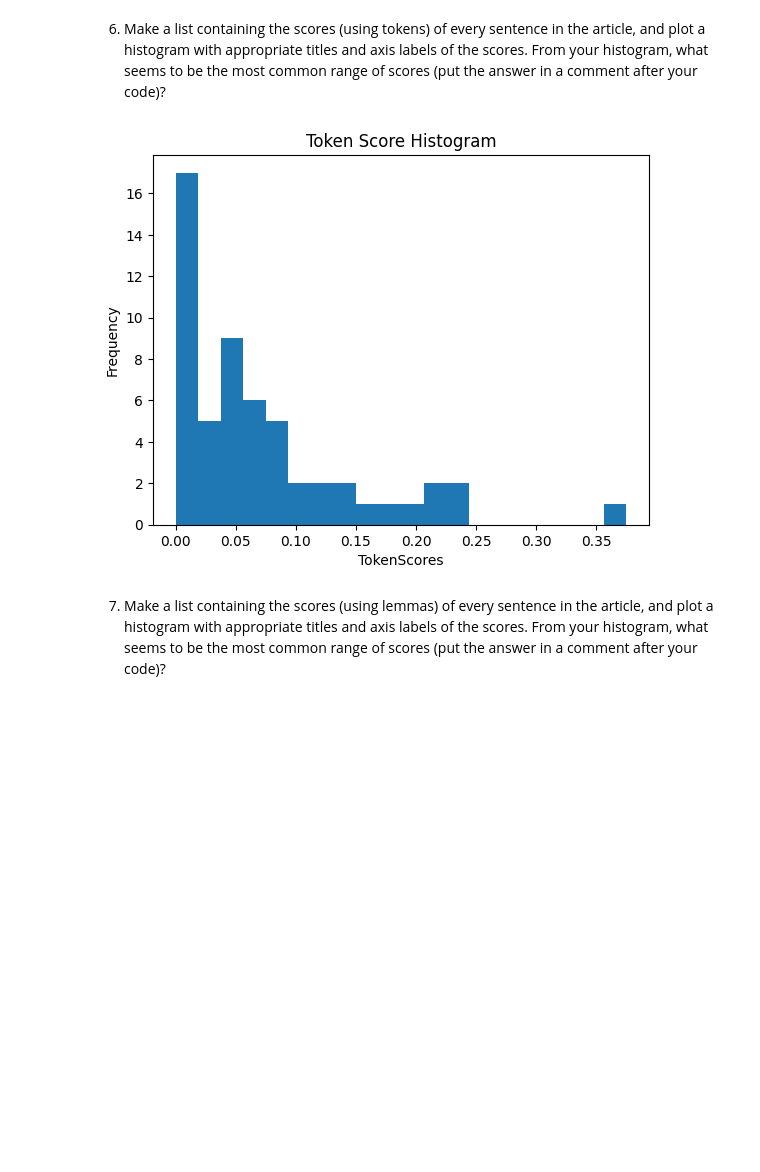
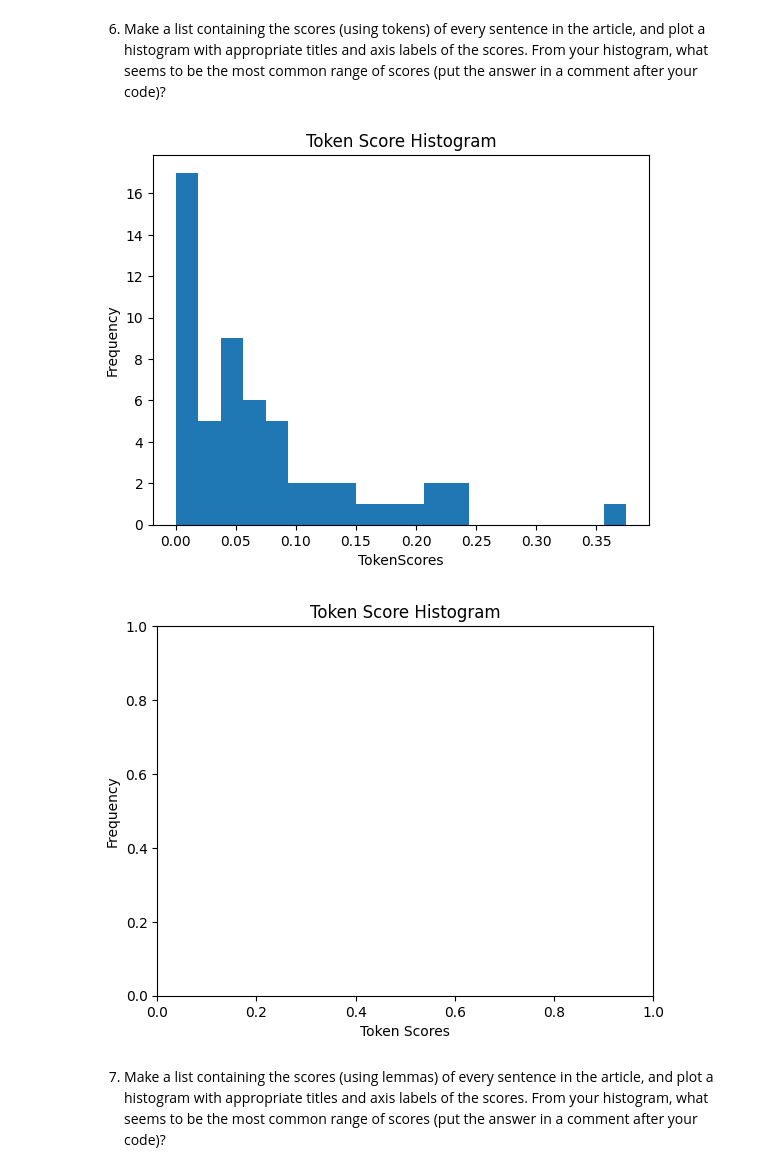
Before and after one commit to Habtom1999/web-scraping, a Jupyter notebook: web-scraping.ipynb, the cells around one changed output. Drawn from its saved outputs; the diff is of its cells as text; code cells hidden in the pictures; blank space fills up the shorter version.

```diff
--- a/web-scraping.ipynb
+++ b/web-scraping.ipynb
@@ -362,33 +362,39 @@ def score_sentence_by_token(sentence, interesting_token):
             count2 += 1
     return count / count2
 
 # file_path = file_path = r'C:\Users\habto\Desktop\NWMS classes\Wemining and NLP\Module 6\web-scraping\article_content.pkl'
 
 def score_sentence_by_lemma(sentence1,interesting_lemmas):
     count = 0
     count2=1
     for token in sentence1 :
         if token.lemma_.lower()in interesting_lemmas:
             count+= 1
         if not (token.lemma.is_space or token.is_punct):
             count2 +=1
     return count/count2
 
 # Calculate scores for each sentence
 list_of_token_scores = []
 sentence_numbers=[]
 for i, sent in enumerate(doc.sents):
     list_of_token_scores.append(score_sentence_by_token(sent, interesting_token))
     sentence_numbers.append(i)
 
 # Plot the histogram
 fig, ax = plt.subplots()
 ax.hist(list_of_token_scores, bins=20)
 labels=ax.get_xticklabels()
 ax.set(xlabel='TokenScores', ylabel='Frequency', title='Token Score Histogram')
 plt.show()
+# Adjust the number of bins as needed
+plt.xlabel('Token Scores')
+plt.ylabel('Frequency')
+plt.title('Token Score Histogram')
+plt.show()
 # %% [output]
 [figure]
+[figure, added]
 # %% [markdown]
 7. Make a list containing the scores (using lemmas) of every sentence in the article, and plot a histogram with appropriate titles and axis labels of the scores.  From your histogram, what seems to be the most common range of scores (put the answer in a comment after your code)?
 # %%
```
